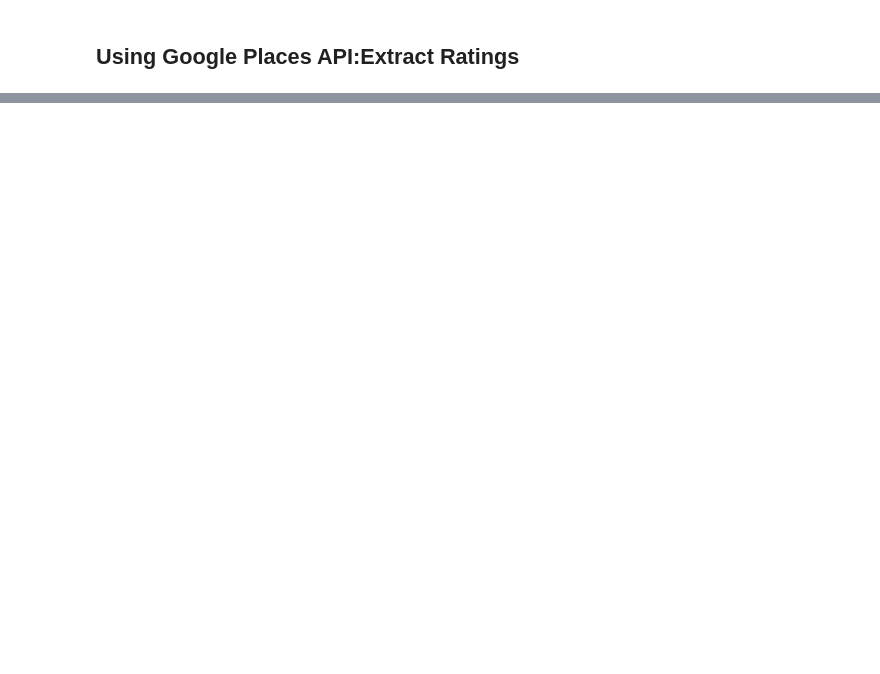
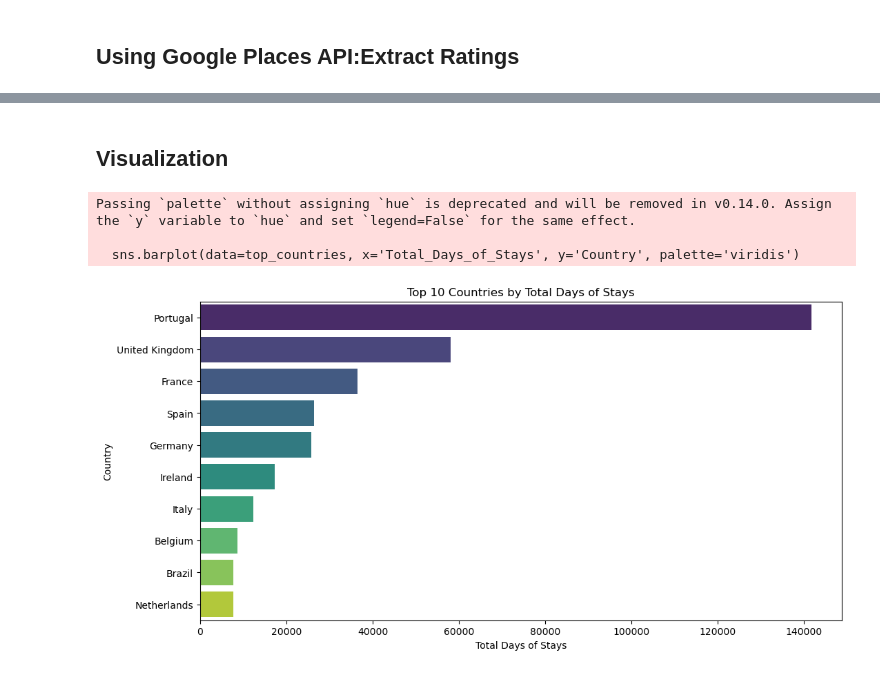
Before and after one commit to Kathyvng/Project1_Group6, a Jupyter notebook: Hetal_Analysis/Google_Places_API.ipynb, the cells around one changed output, grey strips where cells are left out. Saved outputs shown, nothing was run; the diff lists cells and outputs as text; code cells hidden in the pictures; blank space fills up the shorter version.

```diff
--- a/Hetal_Analysis/Google_Places_API.ipynb
+++ b/Hetal_Analysis/Google_Places_API.ipynb
@@ -532,0 +276,8 @@ Booking Frequency indicates the number of times a hotel is booked.
+# %%
+#File to load
+hotel_bookings_file = Path("../Resources/hotel_bookings_dataset.csv")
+google_ratings_file = Path("../Resources/hotel_ratings_bookings_APIdataset.csv")
+
+#Read file and store into Pandas DataFrames
+hotel_data = pd.read_csv(hotel_bookings_file)
+google_ratings_data = pd.read_csv(google_ratings_file)
@@ -532,0 +526,7 @@ Booking Frequency indicates the number of times a hotel is booked.
+# %%
+# Rename google_ratings_data columns
+google_ratings_data = google_ratings_data.rename(columns={
+        'Country Name':'Country'
+})
+
+google_ratings_data
@@ -532,0 +550,6 @@ Booking Frequency indicates the number of times a hotel is booked.
+# %%
+#combine the data into single dataframe
+hotel_bookings_rating_df = pd.merge(hotel_data, google_ratings_data, how="left", on="Country")
+
+#display data
+hotel_bookings_rating_df
@@ -532,0 +573,13 @@ Booking Frequency indicates the number of times a hotel is booked.
+# %%
+# Group by 'Country' and calculate total stays, average rating, and booking frequency
+summary = hotel_bookings_rating_df.groupby('Country').agg(
+    Total_Days_of_Stays=('Total Days of Stays', 'sum'),
+    Average_Rating=('Average Rating', 'mean'),  # Assuming 'Rating' is the column with ratings in google_ratings_data
+    Booking_Frequency=('Booking Frequency', 'mean')  # Assuming there's a 'Booking Frequency' column
+).reset_index()
+
+# Sort the summary by Total Days of Stays in descending order
+top_countries = summary.sort_values(by='Total_Days_of_Stays', ascending=False).head(10)
+
+# Display the results
+top_countries
@@ -532,0 +598,16 @@ Booking Frequency indicates the number of times a hotel is booked.
+# %% [markdown]
+Visualization
+---
+# %%
+plt.figure(figsize=(12, 6))
+sns.barplot(data=top_countries, x='Total_Days_of_Stays', y='Country', palette='viridis')
+plt.title('Top 10 Countries by Total Days of Stays')
+plt.xlabel('Total Days of Stays')
+plt.ylabel('Country')
+plt.savefig("../2_Images/fig1_top10_country_total_stay_vs_country.png")
+plt.show()
+# %% [output]
+Passing `palette` without assigning `hue` is deprecated and will be removed in v0.14.0. Assign the `y` variable to `hue` and set `legend=False` for the same effect.
+
+  sns.barplot(data=top_countries, x='Total_Days_of_Stays', y='Country', palette='viridis')
+[figure, added]
```
Also changed, not shown: parts of 42 cells of this notebook, 1 other file.
